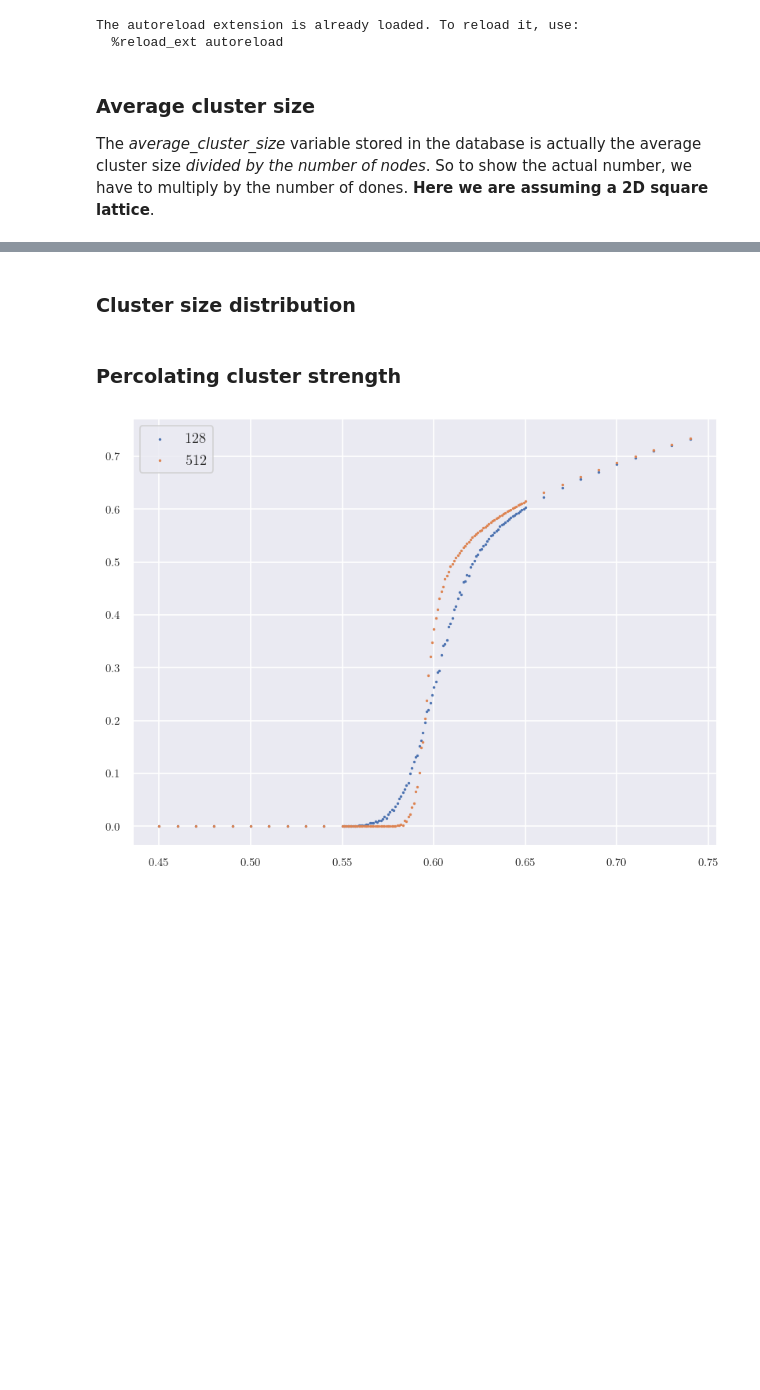
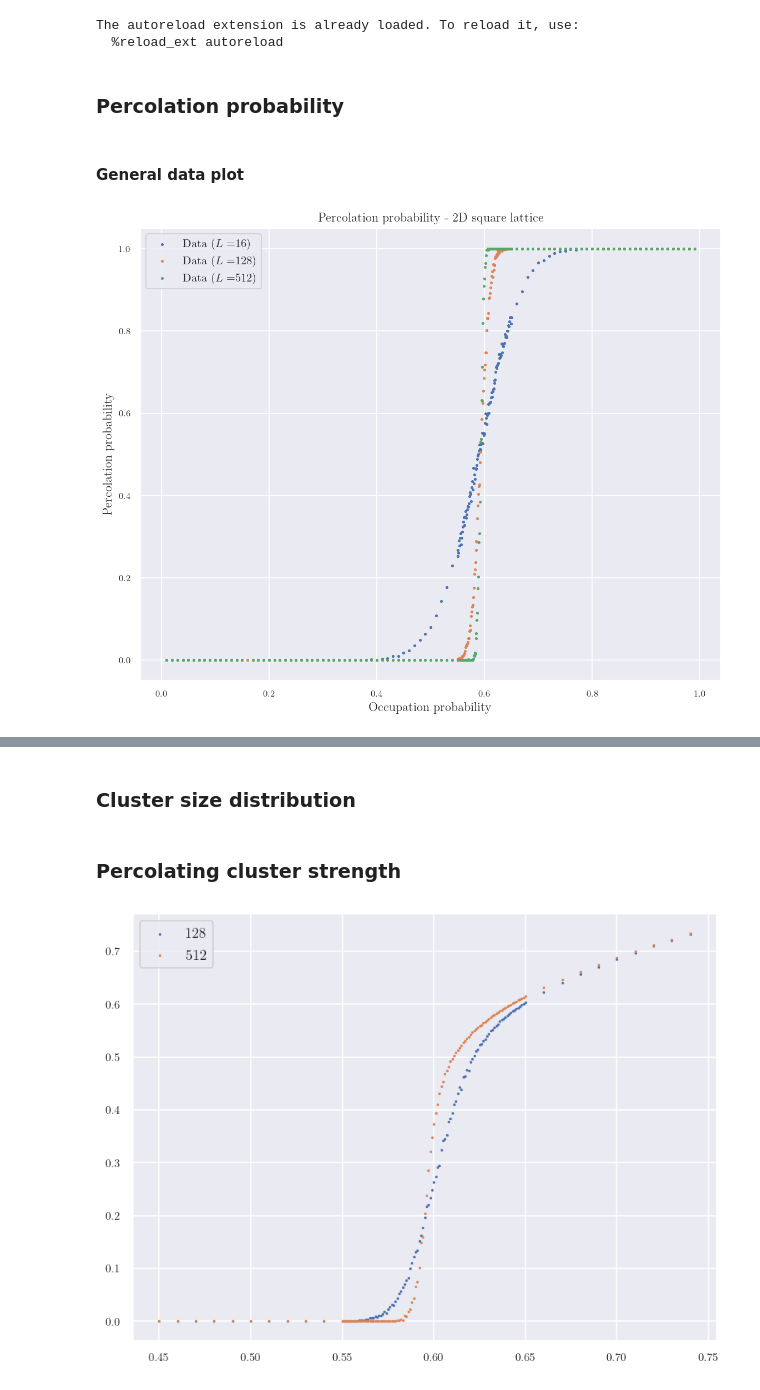
Before and after one commit to alansammarone/musk, a Jupyter notebook: notebooks/percolation_2d_analysis.ipynb, the cells around one changed output, grey strips where cells are left out. Saved outputs shown, nothing was run; the diff lists cells and outputs as text; code cells hidden in the pictures; blank space fills up the shorter version.

```diff
--- a/notebooks/percolation_2d_analysis.ipynb
+++ b/notebooks/percolation_2d_analysis.ipynb
@@ -19,8 +19,8 @@ The autoreload extension is already loaded. To reload it, use:
 # %%
 
 FIGURE_QUALITY_MAP = {
-    1: dict(figsize=(8, 6), dpi=120),
-    2: dict(figsize=(12, 9), dpi=150),
+    1: dict(figsize=(8, 6), dpi=120), # Publication
+    2: dict(figsize=(10, 8), dpi=135), # Visualization
     3: dict(figsize=(16, 9), dpi=250),
 }
 seaborn.set()
@@ -34,9 +34,10 @@ N_BINS = 10000
 ID_COL = "id"
 PROBABILITY_COL = "probability"
 SIZE_COL = "size"
+HAS_PERCOLATED_COL = "has_percolated"
 CLUSTER_SIZE_HIST_COL = "cluster_size_histogram"
-MEAN_CLUSTER_SIZE_COL = "average_cluster_size"
-CORRELATION_FUNCTION_COL = "average_correlation_length"
+MEAN_CLUSTER_SIZE_COL = "mean_cluster_size"
+CORRELATION_FUNCTION_COL = "correlation_function"
 PERC_CLUSTER_STRENGTH_COL = "percolating_cluster_strength"
 # %%
 def sum_dict(x,y):
@@ -45,12 +46,18 @@ def sum_dict(x,y):
         for index in list(x.keys()) + list(y.keys())
     }
 
+def load_json(json_as_str):
+    try:
+        return json.loads(json_as_str)
+    except:
+        print("ERROR")
+#         print(json_as_str)
+        return {}
+
 def get_average_dict_distribution(df, col_name):
     n_observations = df.shape[0]
-    # Map distributions from STR to JSON
-    df = df[col_name].map(
-        lambda row: json.loads(row)
-    )
+    # Map distributions from STR to JSONii
+    df = df[col_name].map(load_json)
 
     # Sum elements values associated with same keys
     total_dist = reduce(
@@ -74,7 +81,7 @@ def get_average_dict_distribution(df, col_name):
 
 
 def setup_figure():
-    quality = 1
+    quality = 2
     return plt.figure(**FIGURE_QUALITY_MAP[quality])
 
 def filter_and_select_columns(df_, sizes, probabilities, columns):
@@ -97,8 +104,24 @@ query = "SELECT * FROM percolation_2d_square_stats"
 mysql = MySQL()
 rows = mysql.fetch(query)
 df_orig = DataFrame.from_records(rows)
-# %% [markdown]
-### Average cluster size
-
-The _average_cluster_size_ variable stored
-in the database is actually the average cluster size _divided by the number of nodes_. So to show the actual number, we have to multiply by the number of dones. **Here we are assuming a 2D square lattice**.
+# %% [markdown]
+### Percolation probability
+# %% [markdown]
+#### General data plot
+# %%
+sizes = [16, 128, 512]
+probabilities = []
+df = filter_and_select_columns(df_orig, sizes, probabilities, [HAS_PERCOLATED_COL])
+setup_figure()
+
+for size, group_df in df.groupby(SIZE_COL):
+    group_df = group_df.groupby(PROBABILITY_COL)[HAS_PERCOLATED_COL].mean()
+    plt.scatter(group_df.index, group_df, s=3, label=f"Data ($L=${size})")
+
+plt.title("Percolation probability - 2D square lattice")
+plt.xlabel("Occupation probability")
+plt.ylabel("Percolation probability")
+plt.legend()
+plt.show()
+# %% [output]
+[figure, added]
```
Also changed, not shown: parts of 16 cells of this notebook, 1 other file.
